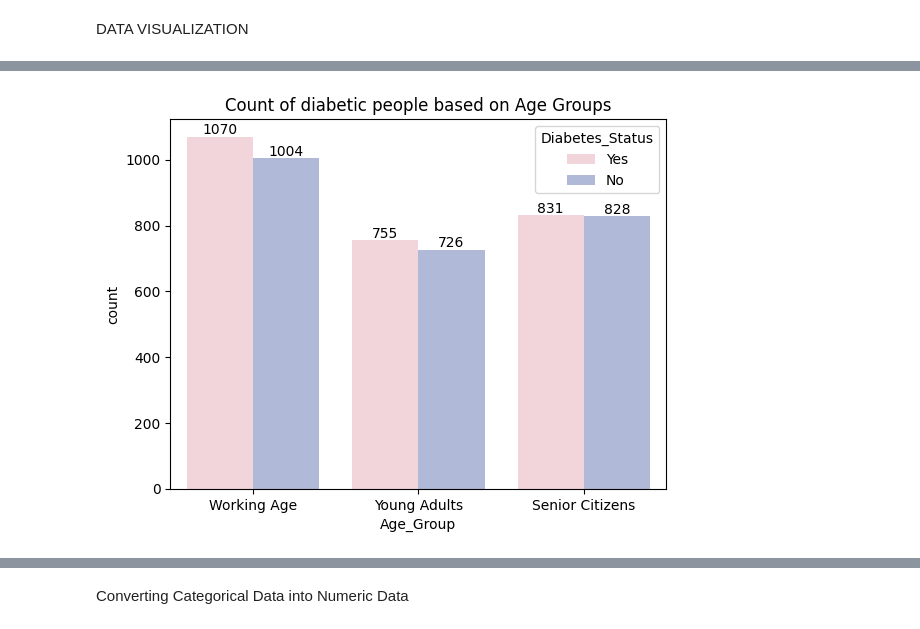
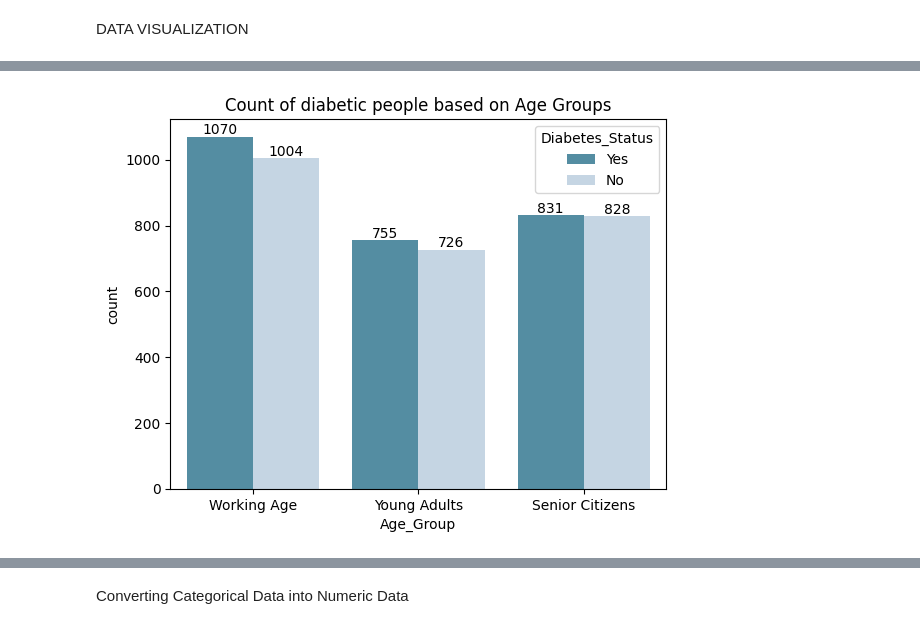
Before and after one commit to krishaashah/Diabetes_Prediction, a Jupyter notebook: diabetes_prediction.ipynb, the cells around one changed output, grey strips where cells are left out. Saved outputs shown, nothing was run; the diff lists cells and outputs as text; code cells hidden in the pictures.

```diff
--- a/diabetes_prediction.ipynb
+++ b/diabetes_prediction.ipynb
@@ -130,10 +143,10 @@ plt.show()
 # %%
 # Count of diabetic people based on Age
-custom_colors = ['#F7CFD8', '#A9B5DF']
+custom_colors = ['#4793AF', '#C0D6E8']
 ax = sns.countplot(x='Age_Group', data=diabetes_sorted_df, hue='Diabetes_Status', palette=custom_colors)
 ax.bar_label(ax.containers[0])
 ax.bar_label(ax.containers[1])
 plt.title('Count of diabetic people based on Age Groups')
 plt.show()
 # %% [output]
-[figure, old version]
+[figure, new version]
```
Also changed, not shown: parts of 34 cells of this notebook.
